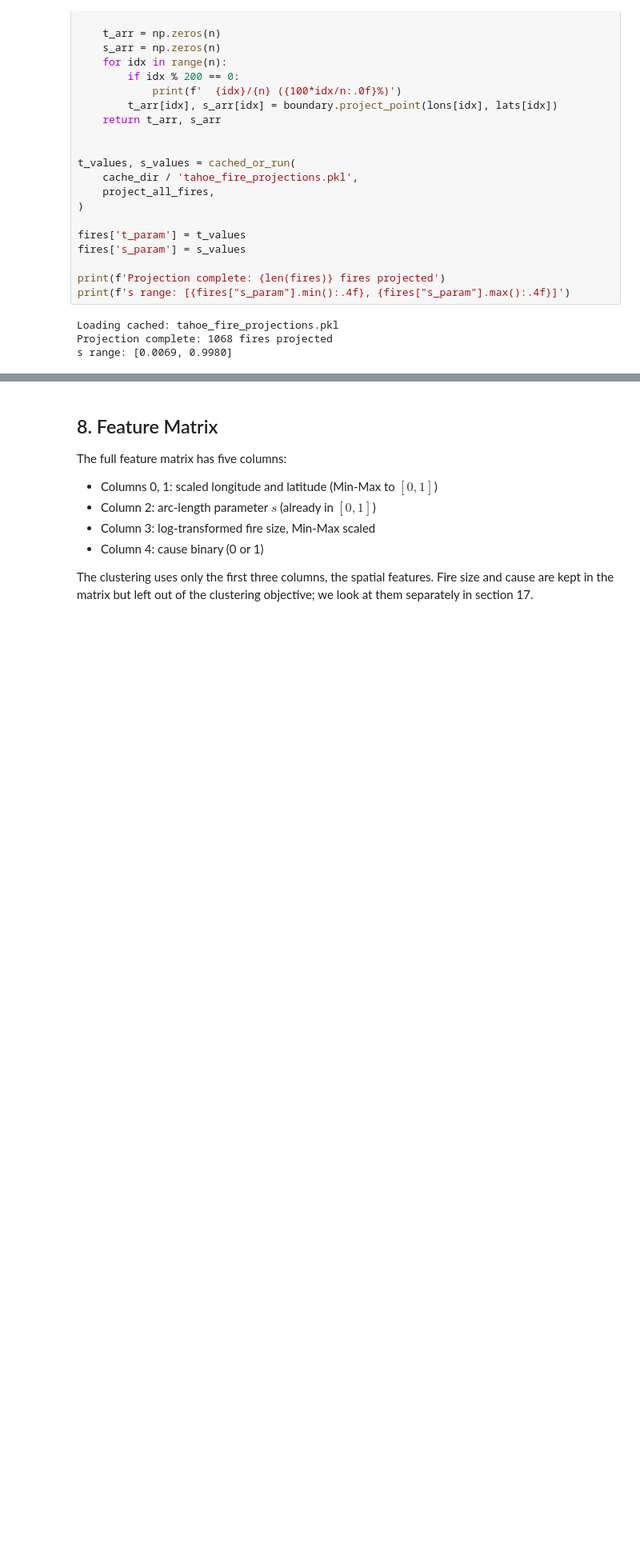
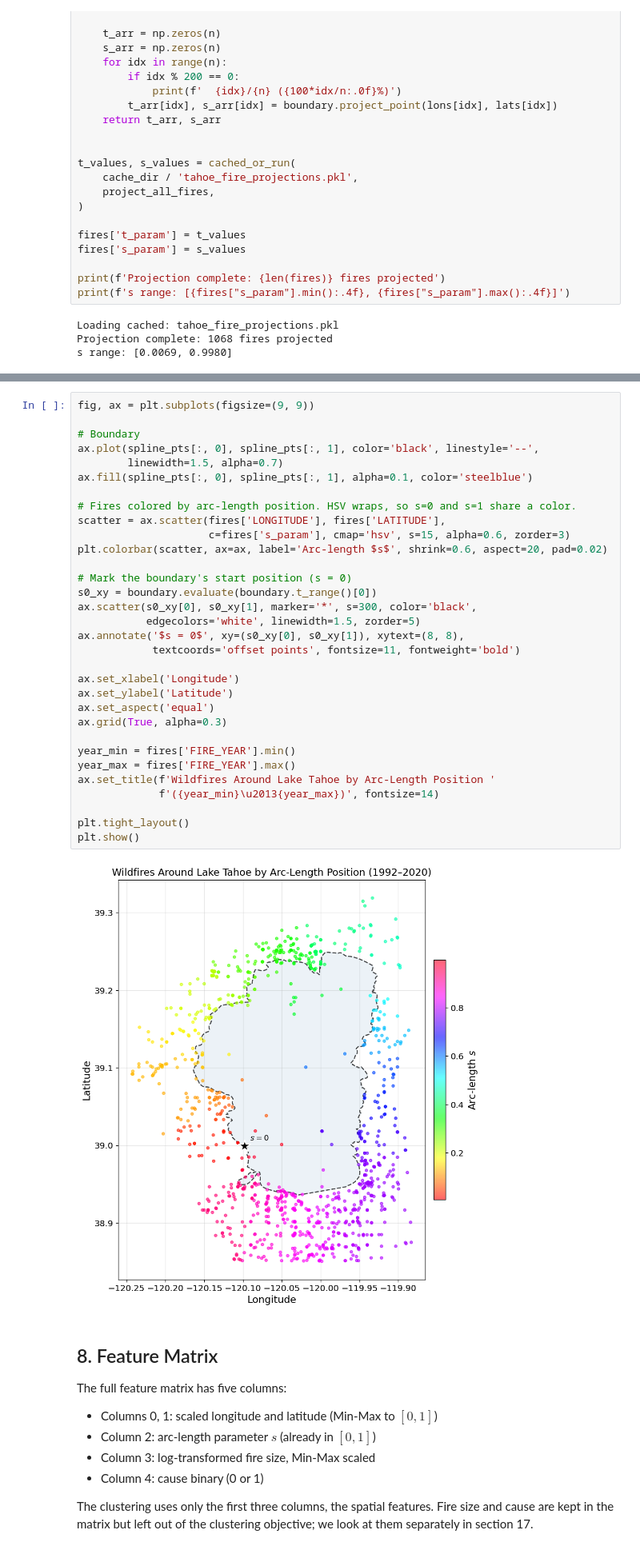
Before and after one commit to Michele-75/obstacle-aware-clustering, a Jupyter notebook: notebooks/02_tahoe_wildfires_clustered.ipynb, the cells around one changed output, grey strips where cells are left out. Shown at 80% size. Drawn from its saved outputs; the diff is of its cells as text; blank space fills up the shorter version.

```diff
--- a/notebooks/02_tahoe_wildfires_clustered.ipynb
+++ b/notebooks/02_tahoe_wildfires_clustered.ipynb
@@ -515,3 +518,37 @@ s range: [0.0069, 0.9980]
+# %%
+fig, ax = plt.subplots(figsize=(9, 9))
+
+# Boundary
+ax.plot(spline_pts[:, 0], spline_pts[:, 1], color='black', linestyle='--',
+        linewidth=1.5, alpha=0.7)
+ax.fill(spline_pts[:, 0], spline_pts[:, 1], alpha=0.1, color='steelblue')
+
+# Fires colored by arc-length position. HSV wraps, so s=0 and s=1 share a color.
+scatter = ax.scatter(fires['LONGITUDE'], fires['LATITUDE'],
+                     c=fires['s_param'], cmap='hsv', s=15, alpha=0.6, zorder=3)
+plt.colorbar(scatter, ax=ax, label='Arc-length $s$', shrink=0.6, aspect=20, pad=0.02)
+
+# Mark the boundary's start position (s = 0)
+s0_xy = boundary.evaluate(boundary.t_range()[0])
+ax.scatter(s0_xy[0], s0_xy[1], marker='*', s=300, color='black',
+           edgecolors='white', linewidth=1.5, zorder=5)
+ax.annotate('$s = 0$', xy=(s0_xy[0], s0_xy[1]), xytext=(8, 8),
+            textcoords='offset points', fontsize=11, fontweight='bold')
+
+ax.set_xlabel('Longitude')
+ax.set_ylabel('Latitude')
+ax.set_aspect('equal')
+ax.grid(True, alpha=0.3)
+
+year_min = fires['FIRE_YEAR'].min()
+year_max = fires['FIRE_YEAR'].max()
+ax.set_title(f'Wildfires Around Lake Tahoe by Arc-Length Position '
+             f'({year_min}\u2013{year_max})', fontsize=14)
+
+plt.tight_layout()
+plt.show()
+# %% [output]
+[figure, added]
 # %% [markdown]
 ## 8. Feature Matrix
 
```
Also changed, not shown: parts of 42 cells of this notebook, 1 other file.
